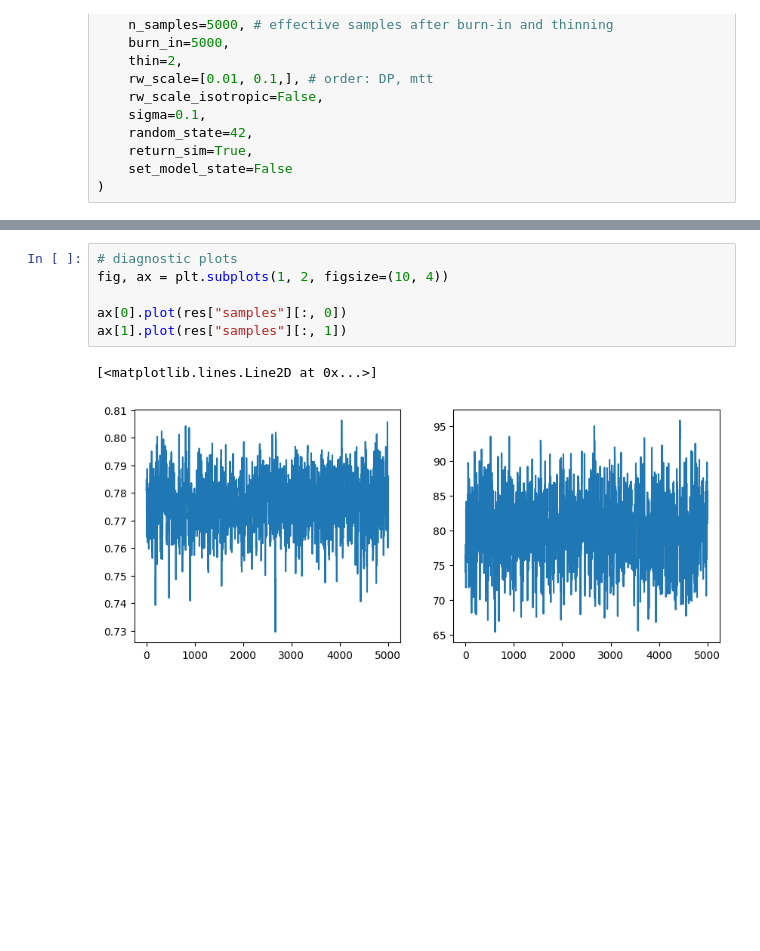
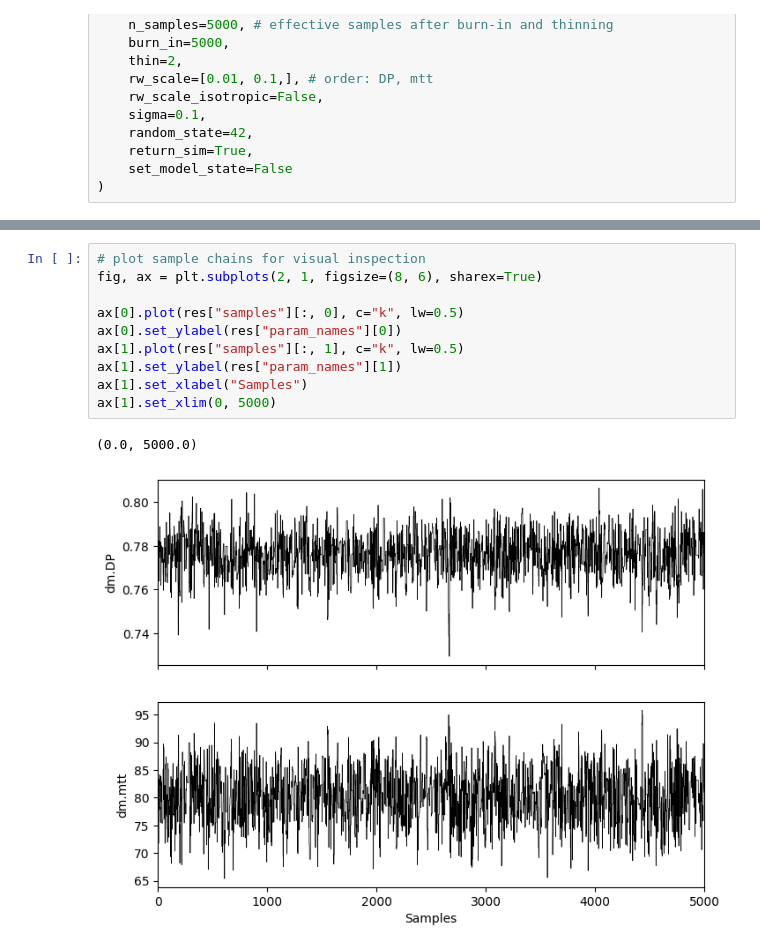
Before and after one commit to iGW-TU-Dresden/PyTracerLab, a Jupyter notebook: docs/examples/example_08.ipynb, the cells around one changed output, grey strips where cells are left out. Drawn from its saved outputs; the diff is of its cells as text; blank space fills up the shorter version.

Commit message:
update multitracer benchmark figures

```diff
--- a/docs/examples/example_08.ipynb
+++ b/docs/examples/example_08.ipynb
@@ -439,12 +435,16 @@ res["sims"][:, obs_indices[idx_select], :].shape
 # %%
-# diagnostic plots
-fig, ax = plt.subplots(1, 2, figsize=(10, 4))
+# plot sample chains for visual inspection
+fig, ax = plt.subplots(2, 1, figsize=(8, 6), sharex=True)
 
-ax[0].plot(res["samples"][:, 0])
-ax[1].plot(res["samples"][:, 1])
+ax[0].plot(res["samples"][:, 0], c="k", lw=0.5)
+ax[0].set_ylabel(res["param_names"][0])
+ax[1].plot(res["samples"][:, 1], c="k", lw=0.5)
+ax[1].set_ylabel(res["param_names"][1])
+ax[1].set_xlabel("Samples")
+ax[1].set_xlim(0, 5000)
 # %% [output]
-[<matplotlib.lines.Line2D at 0x...>]
+(0.0, 5000.0)
-[figure, old version]
+[figure, new version]
 # %%
 # make dict from sample array
 sample_df = pd.DataFrame({
```
Also changed, not shown: parts of 7 cells of this notebook, 2 other files.
